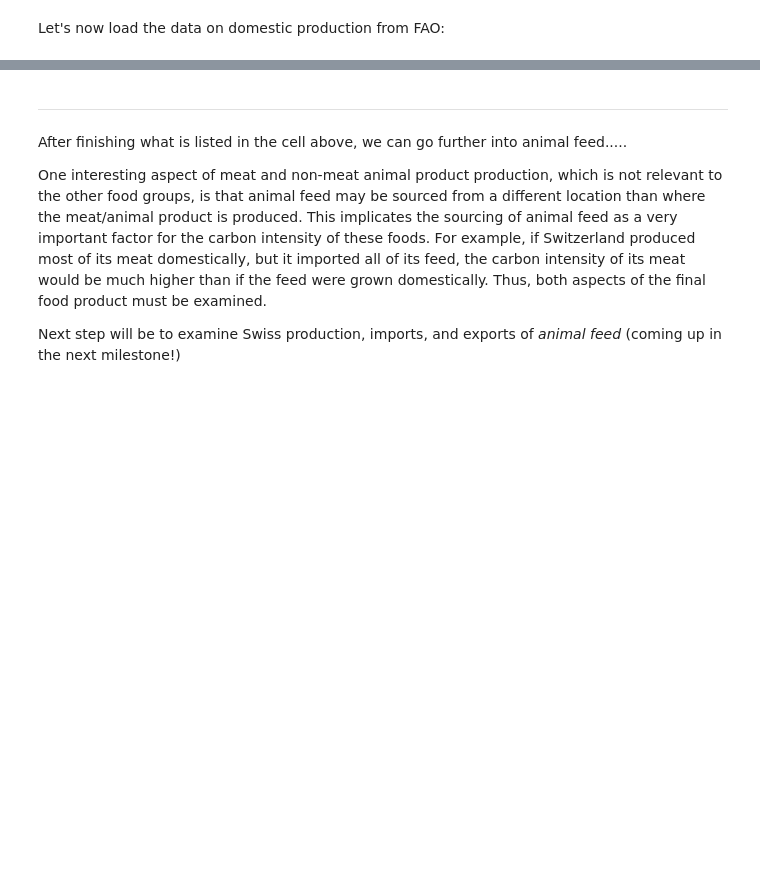
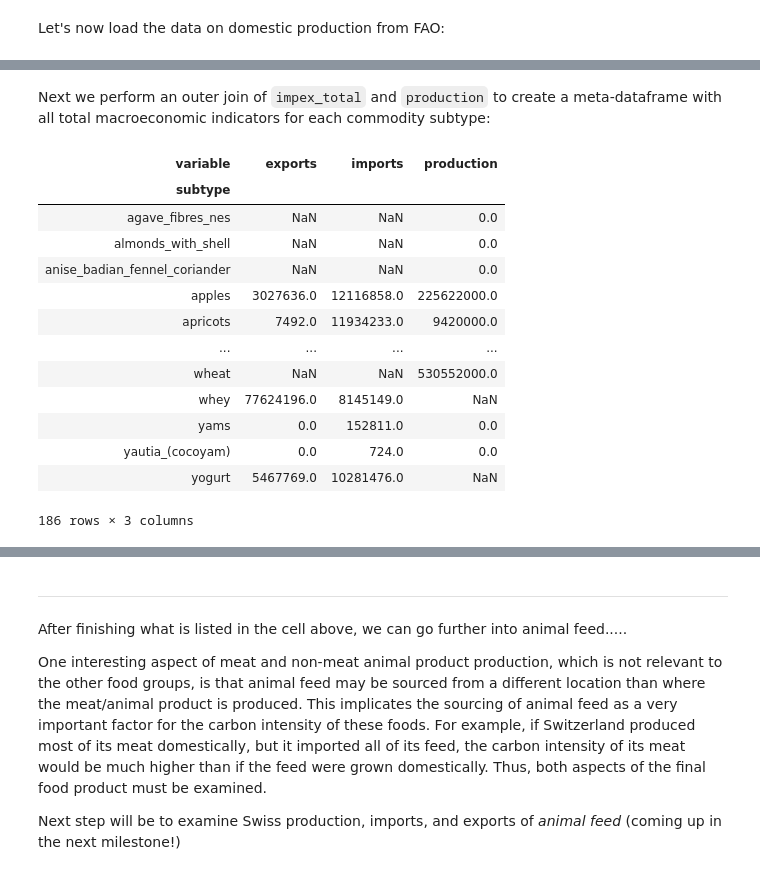
Before and after one commit to valentinoli/ada-2019-project-adagio, a Jupyter notebook: src/project.ipynb, the cells around one changed output, grey strips where cells are left out. Drawn from its saved outputs; the diff is of its cells as text; code cells hidden in the pictures; blank space fills up the shorter version.

```diff
--- a/src/project.ipynb
+++ b/src/project.ipynb
@@ -76,3 +132,23 @@ mega
+# %% [markdown]
+Next we perform an outer join of `impex_total` and `production` to create a meta-dataframe with all total macroeconomic indicators for each commodity subtype:
+# %%
+suisse = impex_total.droplevel("type").join(production, how="outer")
+suisse
+# %% [output]
+| variable | exports | imports | production |
+| subtype |  |  |  |
+| agave_fibres_nes | NaN | NaN | 0.0 |
+| almonds_with_shell | NaN | NaN | 0.0 |
+| anise_badian_fennel_coriander | NaN | NaN | 0.0 |
+| apples | 3027636.0 | 12116858.0 | 225622000.0 |
+| apricots | 7492.0 | 11934233.0 | 9420000.0 |
+| ... | ... | ... | ... |
+| wheat | NaN | NaN | 530552000.0 |
+| whey | 77624196.0 | 8145149.0 | NaN |
+| yams | 0.0 | 152811.0 | 0.0 |
+| yautia_(cocoyam) | 0.0 | 724.0 | 0.0 |
+| yogurt | 5467769.0 | 10281476.0 | NaN |
+186 rows × 3 columns
 # %% [markdown]
 We have three possibilities for each commodity
 1. Neither production or import/export values are given or they all sum up to 0
```
Also changed, not shown: parts of 18 cells of this notebook, 2 other files.
